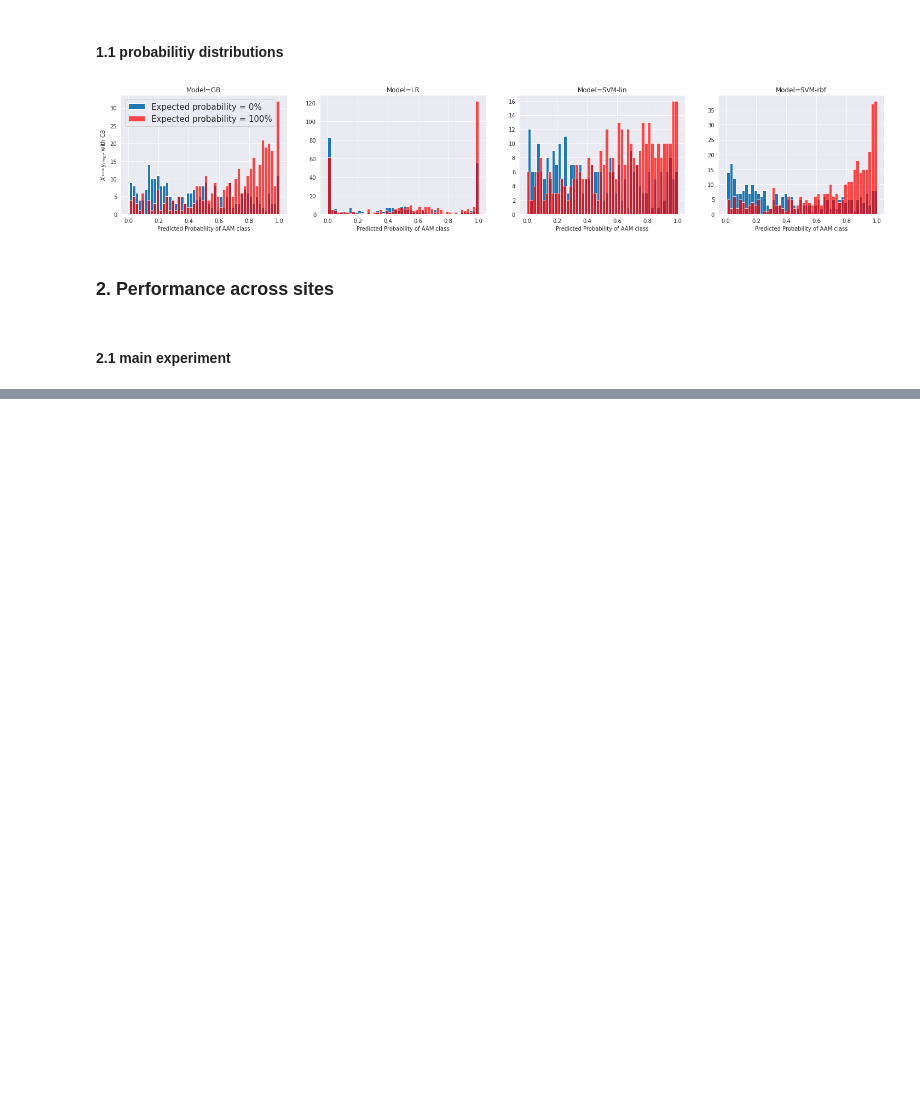
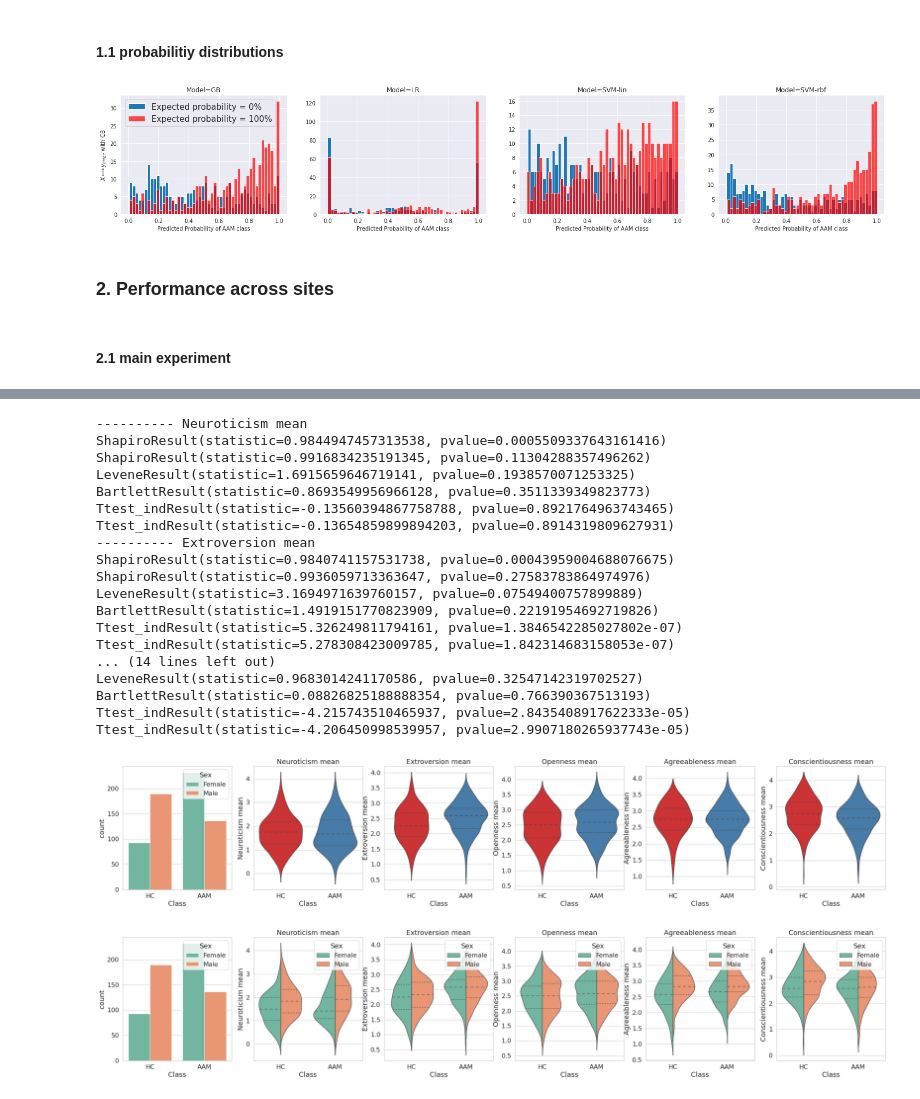
Before and after one commit to jihoonkim2100/imagen_post_hoc_analysis, a Jupyter notebook: IMAGEN_Error_Analysis.ipynb, the cells around one changed output, grey strips where cells are left out. Saved outputs shown, nothing was run; the diff lists cells and outputs as text; code cells hidden in the pictures; blank space fills up the shorter version.

```diff
--- a/IMAGEN_Error_Analysis.ipynb
+++ b/IMAGEN_Error_Analysis.ipynb
@@ -290,0 +177,47 @@ plot_binge_FU3_NEO.violinplot()
+# %%
+DF = df_binge_FU3_NEO
+COL = col_binge_FU3_NEO
+
+plot_binge_FU3_NEO = IMAGEN_descriptive(DF, COL)
+plot_binge_FU3_NEO.violinplot()
+fig, axes = joypy.joyplot(DF, by='Class', fill=False, figsize = (20, 14), legend=True)
+# Normality Test and Independent T test
+from scipy.stats import shapiro, levene, ttest_ind, bartlett
+for mean in COL[:-3]:
+    print("-"*10, mean)
+    myAAM = list(DF[DF['Class'] == 'AAM'][mean].values)
+    AAM = [x for x in myAAM if pd.isnull(x) == False]
+    myHC = list(DF[DF['Class'] == 'HC'][mean].values)
+    HC = [x for x in myHC if pd.isnull(x) == False]
+
+    # Shapiro-Wilks
+    normal1 = shapiro(AAM)
+    normal2 = shapiro(HC)
+    print(normal1, normal2)
+    # Levene test
+    print(levene(AAM, HC))
+    # bartlett test
+    print(bartlett(AAM, HC))
+    # ttest
+    print(ttest_ind(AAM, HC))
+    print(ttest_ind(AAM, HC, equal_var=False))
+# %% [output]
+---------- Neuroticism mean
+ShapiroResult(statistic=0.9844947457313538, pvalue=0.0005509337643161416) ShapiroResult(statistic=0.9916834235191345, pvalue=0.11304288357496262)
+LeveneResult(statistic=1.6915659646719141, pvalue=0.1938570071253325)
+BartlettResult(statistic=0.8693549956966128, pvalue=0.3511339349823773)
+Ttest_indResult(statistic=-0.13560394867758788, pvalue=0.8921764963743465)
+Ttest_indResult(statistic=-0.13654859899894203, pvalue=0.8914319809627931)
+---------- Extroversion mean
+ShapiroResult(statistic=0.9840741157531738, pvalue=0.00043959004688076675) ShapiroResult(statistic=0.9936059713363647, pvalue=0.27583783864974976)
+LeveneResult(statistic=3.1694971639760157, pvalue=0.07549400757899889)
+BartlettResult(statistic=1.4919151770823909, pvalue=0.22191954692719826)
+Ttest_indResult(statistic=5.326249811794161, pvalue=1.3846542285027802e-07)
+Ttest_indResult(statistic=5.278308423009785, pvalue=1.842314683158053e-07)
+... (14 lines left out)
+LeveneResult(statistic=0.9683014241170586, pvalue=0.32547142319702527)
+BartlettResult(statistic=0.08826825188888354, pvalue=0.766390367513193)
+Ttest_indResult(statistic=-4.215743510465937, pvalue=2.8435408917622333e-05)
+Ttest_indResult(statistic=-4.206450998539957, pvalue=2.9907180265937743e-05)
+[figure, added]
+[figure, added]
```
Also changed, not shown: parts of 17 cells of this notebook.
